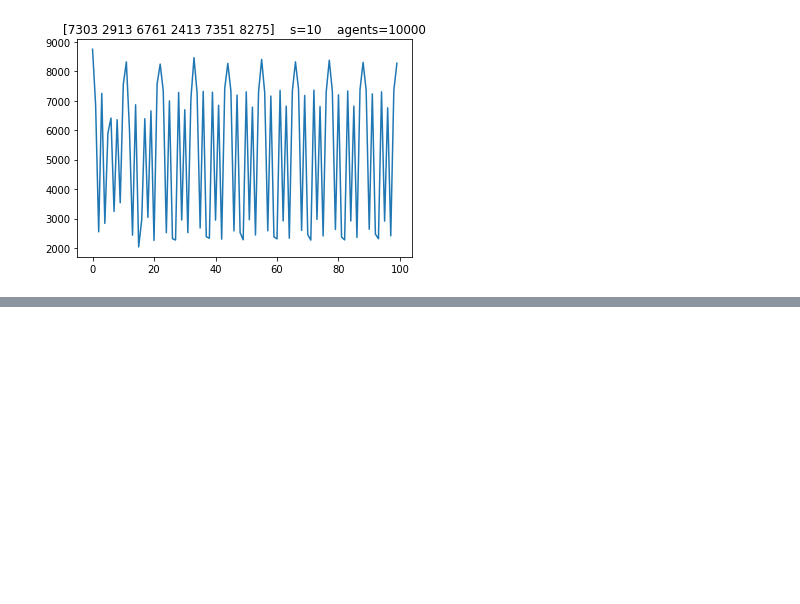
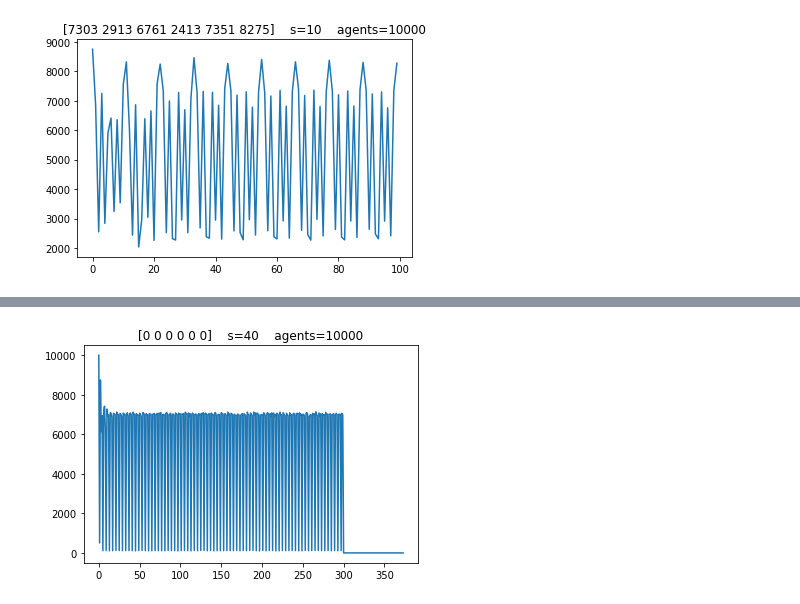
Before and after one commit to rebeku/El-Farol-Bar-Problem, a Jupyter notebook: V5/Grid Plots.ipynb, the cells around one changed output, grey strips where cells are left out. Drawn from its saved outputs; the diff is of its cells as text; code cells hidden in the pictures; blank space fills up the shorter version.

```diff
--- a/V5/Grid Plots.ipynb
+++ b/V5/Grid Plots.ipynb
@@ -331,0 +479,24 @@ for _ in range(n_trials):
+# %%
+s = 40
+m = 40
+
+h = np.array([6000, 5999] * 40)
+
+
+sim = EFBPSim(
+    memory=memory,
+    strategies=s,
+    threshold=threshold  * agents,
+    start=h,
+    n_iter=n_iter,
+    agents=agents,
+    distribution="uniform",
+    best_strat_func=pick_optimal_choices,
+    seed=rng.choice(77777)
+)
+
+plt.figure()
+plt.plot(sim.hist)
+_ = plt.title(f"{sim.hist[-6:]}    s={s}    agents={agents}")
+# %% [output]
+[figure, added]
```
Also changed, not shown: parts of 44 cells of this notebook, 9 other files.
